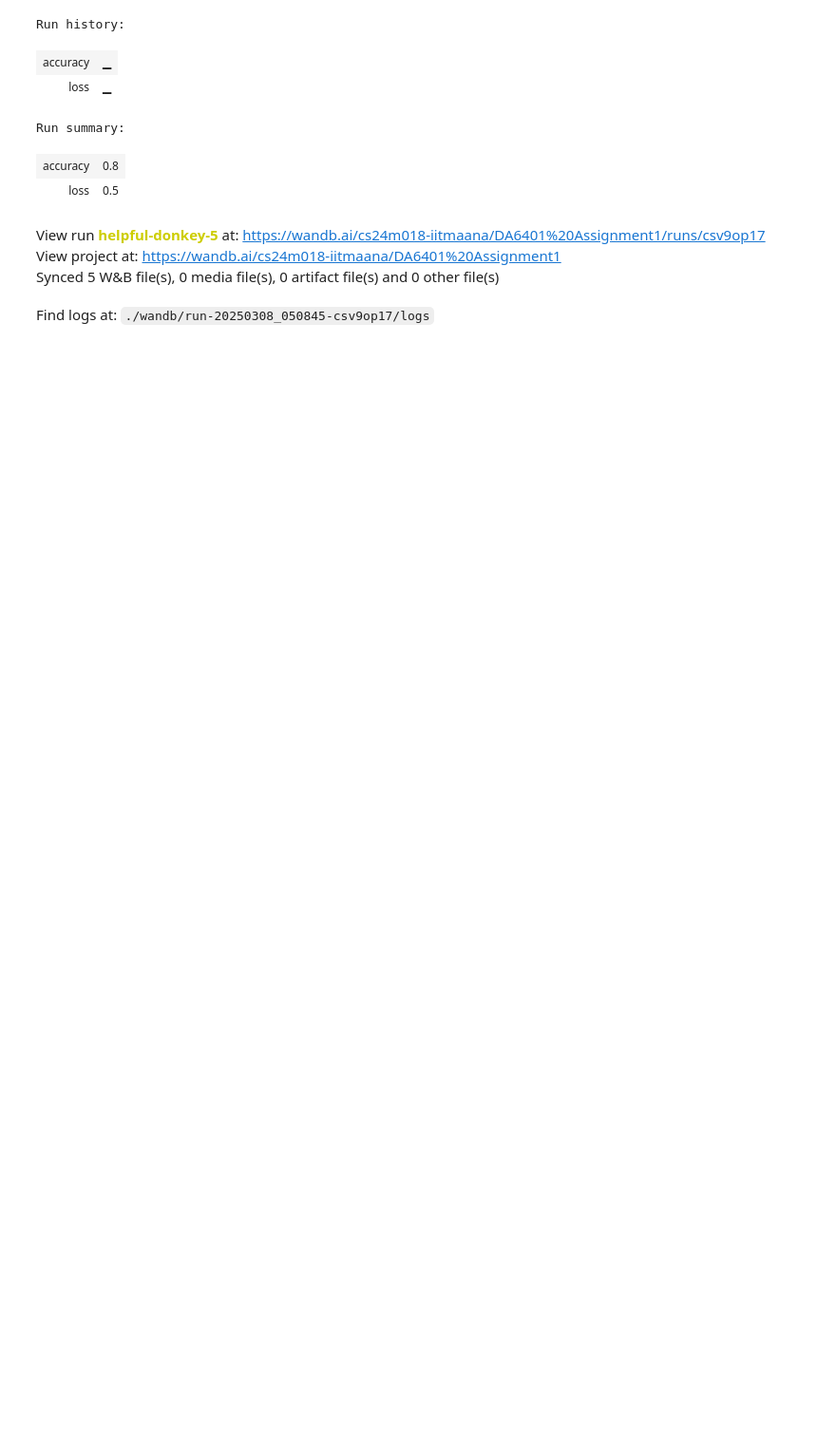
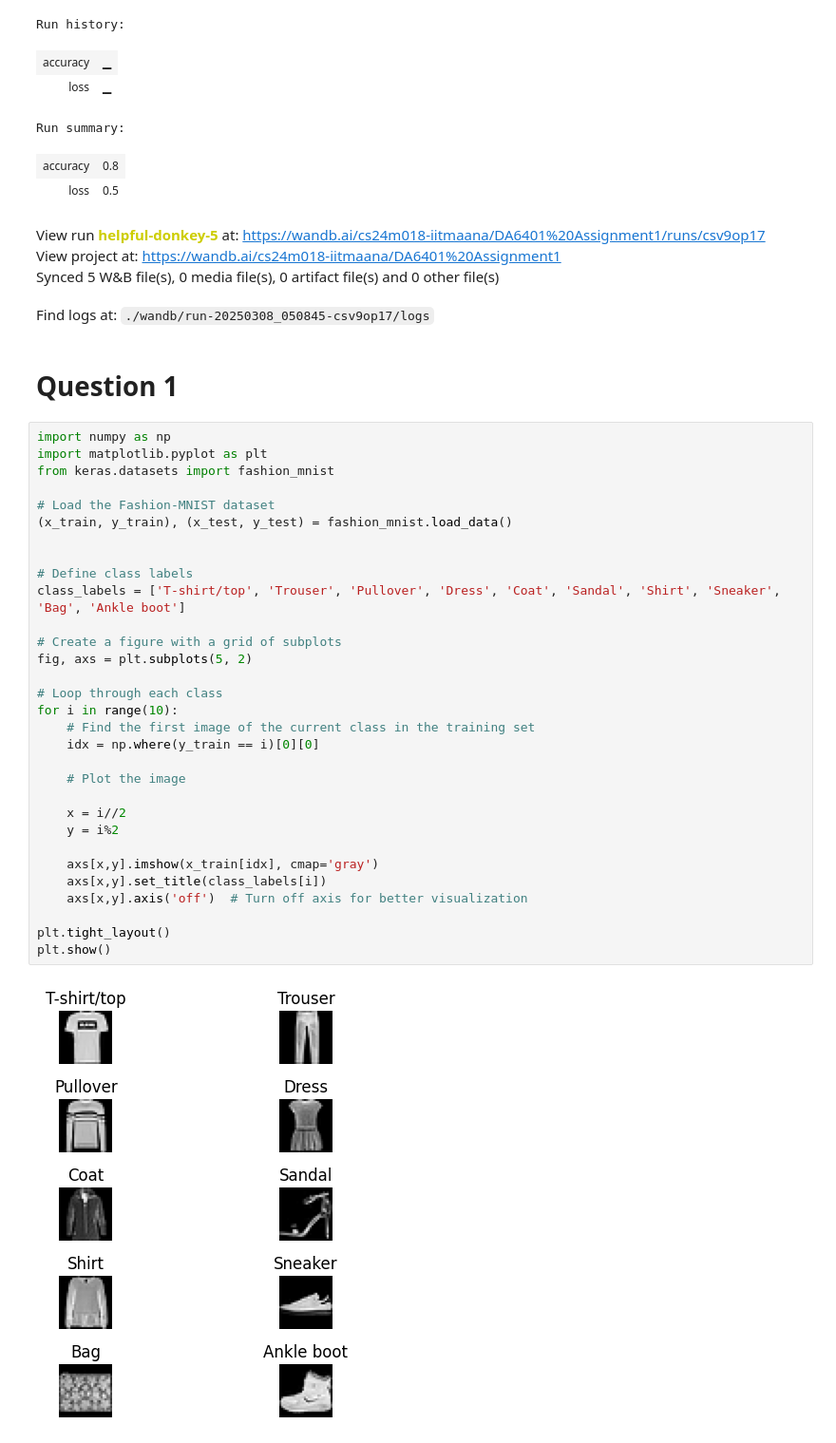
Before and after one commit to DineshKatravath/da6401_assignment1, a Jupyter notebook: DA6401_Assignment1.ipynb, the cells around one changed output. Shown at 95% size. Saved outputs shown, nothing was run; the diff lists cells and outputs as text; blank space fills up the shorter version.

```diff
--- a/DA6401_Assignment1.ipynb
+++ b/DA6401_Assignment1.ipynb
@@ -66,3 +66,38 @@ View run helpful-donkey-5 at: https://wandb.ai/cs24m018-iitmaana/DA6401%20Assign
 View project at: https://wandb.ai/cs24m018-iitmaana/DA6401%20Assignment1
 Synced 5 W&B file(s), 0 media file(s), 0 artifact file(s) and 0 other file(s)
 Find logs at: ./wandb/run-20250308_050845-csv9op17/logs
+# %% [markdown]
+# Question 1
+# %%
+import numpy as np
+import matplotlib.pyplot as plt
+from keras.datasets import fashion_mnist
+
+# Load the Fashion-MNIST dataset
+(x_train, y_train), (x_test, y_test) = fashion_mnist.load_data()
+
+
+# Define class labels
+class_labels = ['T-shirt/top', 'Trouser', 'Pullover', 'Dress', 'Coat', 'Sandal', 'Shirt', 'Sneaker', 'Bag', 'Ankle boot']
+
+# Create a figure with a grid of subplots
+fig, axs = plt.subplots(5, 2)
+
+# Loop through each class
+for i in range(10):
+    # Find the first image of the current class in the training set
+    idx = np.where(y_train == i)[0][0]
+
+    # Plot the image
+
+    x = i//2
+    y = i%2
+
+    axs[x,y].imshow(x_train[idx], cmap='gray')
+    axs[x,y].set_title(class_labels[i])
+    axs[x,y].axis('off')  # Turn off axis for better visualization
+
+plt.tight_layout()
+plt.show()
+# %% [output]
+[figure, added]
```
Also changed, not shown: parts of 3 cells of this notebook.
